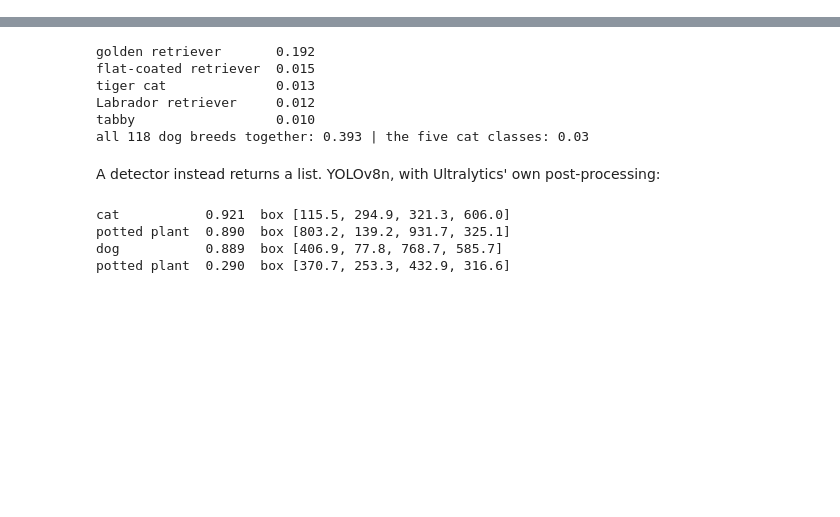
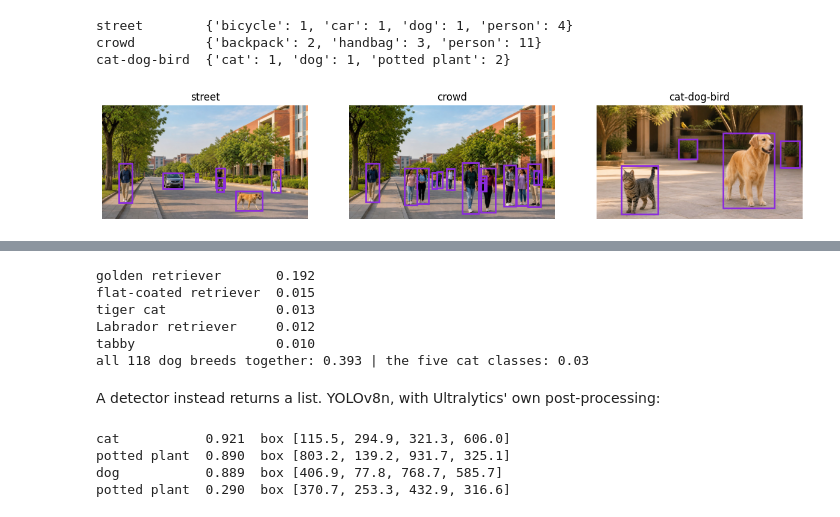
Before and after one commit to nipunbatra/object-detection, a Jupyter notebook: object-detection.ipynb, the cells around one changed output, grey strips where cells are left out. Saved outputs shown, nothing was run; the diff lists cells and outputs as text; code cells hidden in the pictures; blank space fills up the shorter version.

```diff
--- a/object-detection.ipynb
+++ b/object-detection.ipynb
@@ -44,0 +50,14 @@ torch 2.9.1 | torchvision 0.24.1
+# %%
+from ultralytics import YOLO
+yolo = YOLO('yolov8n.pt')                      # downloads the weights the first time
+fig, axes = plt.subplots(1, 3, figsize=(15, 3.6))
+for ax_, name in zip(axes, ['street', 'crowd', 'cat-dog-bird']):
+    r = yolo.predict(f'figures/{name}.jpg', imgsz=photo(name).size[::-1], conf=0.25, iou=0.7, verbose=False)[0]
+    found = [yolo.names[int(c)] for c in r.boxes.cls]
+    print(f'{name:13s}', {n: found.count(n) for n in sorted(set(found))})
+    show(name, r.boxes.xyxy.tolist(), ax=ax_, title=name)
+# %% [output]
+street        {'bicycle': 1, 'car': 1, 'dog': 1, 'person': 4}
+crowd         {'backpack': 2, 'handbag': 3, 'person': 11}
+cat-dog-bird  {'cat': 1, 'dog': 1, 'potted plant': 2}
+[figure, added]
```
Also changed, not shown: parts of 46 cells of this notebook, 15 other files.
